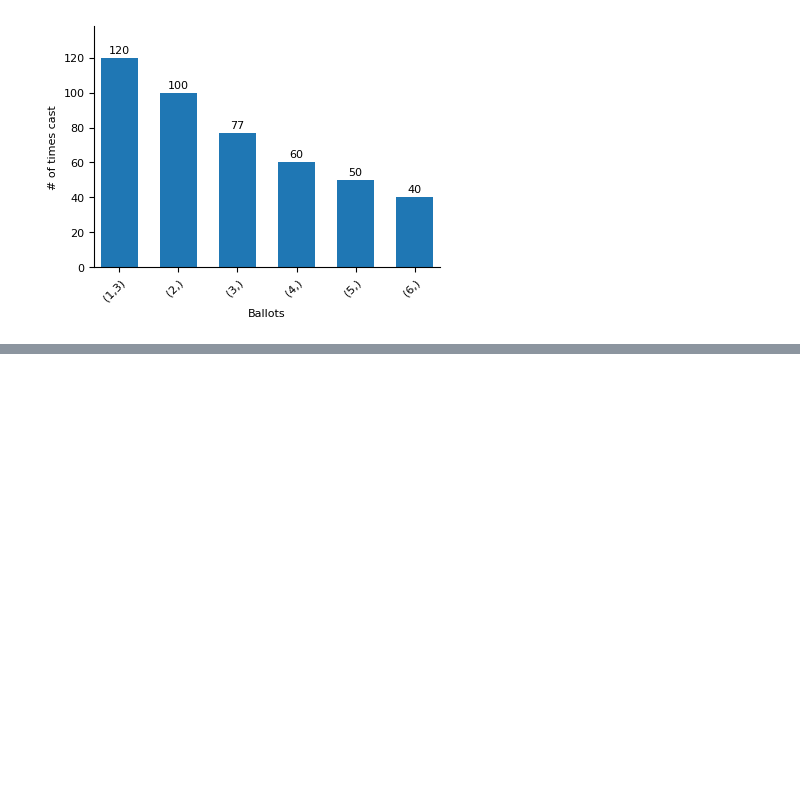
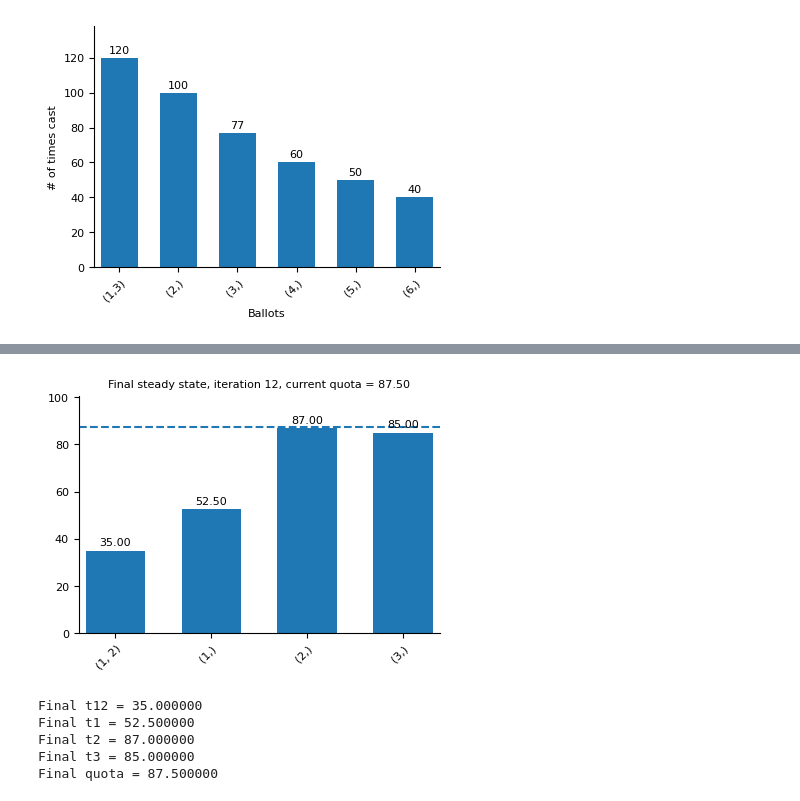
Before and after one commit to EdouardHeitzmann/meek, a Jupyter notebook: keep_recursion.ipynb, the cells around one changed output, grey strips where cells are left out. Cells and saved outputs as stored; diff of their text form; code cells hidden in the pictures; blank space fills up the shorter version.

```diff
--- a/keep_recursion.ipynb
+++ b/keep_recursion.ipynb
@@ -589,0 +642,53 @@ plot_iterand4(t12, t1, t2, t3, q)
+# %%
+EPSILON_FINAL = 1e-6
+MAX_ITERATIONS_FINAL = 2000
+iterations_run_final = 0
+
+while (t1 + t12) - q >= EPSILON_FINAL:
+    t12, t1, t2, t3, q = single_iteration2(t12, t1, t2, t3, q)
+
+    t12_rec.append(t12)
+    t1_rec.append(t1)
+    t2_rec.append(t2)
+    t3_rec.append(t3)
+    q_rec.append(q)
+
+    iterations_run_final += 1
+    if iterations_run_final >= MAX_ITERATIONS_FINAL:
+        raise RuntimeError("Reached maximum iterations without convergence for single_iteration2.")
+
+import matplotlib.pyplot as plt
+
+labels = ["(1, 2)", "(1,)", "(2,)", "(3,)"]
+heights = [t12, t1, t2, t3]
+quota_value = q
+
+fig, ax = plt.subplots(figsize=(4, 3), constrained_layout=True)
+bars = ax.bar(range(len(labels)), heights, width=0.62)
+ax.bar_label(bars, fmt='%.2f', padding=2, fontsize=8)
+ax.set_xticks(range(len(labels)))
+ax.set_xticklabels(labels, rotation=45, ha='right', rotation_mode='anchor', fontsize=8)
+ax.tick_params(axis='y', labelsize=8)
+ax.set_ylim(0, max(max(heights), quota_value) * 1.15)
+ax.axhline(quota_value, linestyle='--')
+ax.spines['top'].set_visible(False)
+ax.spines['right'].set_visible(False)
+ax.set_title(f"Final steady state, iteration {len(t12_rec) - 1}, current quota = {quota_value:.2f}", fontsize=8)
+ax.margins(x=0.02)
+ax.set_xlabel("")
+ax.set_ylabel("")
+
+plt.show()
+
+print(f"Final t12 = {t12:.6f}")
+print(f"Final t1 = {t1:.6f}")
+print(f"Final t2 = {t2:.6f}")
+print(f"Final t3 = {t3:.6f}")
+print(f"Final quota = {q:.6f}")
+# %% [output]
+[figure, added]
+Final t12 = 35.000000
+Final t1 = 52.500000
+Final t2 = 87.000000
+Final t3 = 85.000000
+Final quota = 87.500000
```
Also changed, not shown: parts of 4 cells of this notebook, 28 other files.
